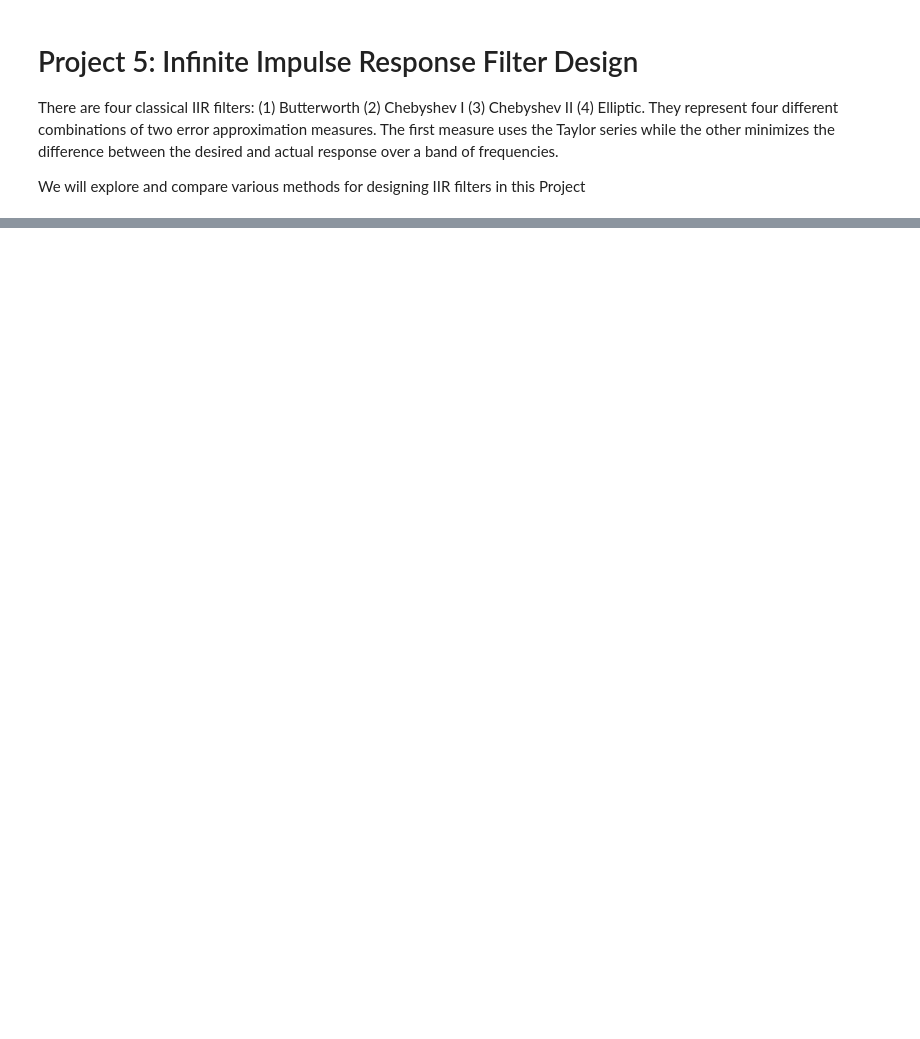
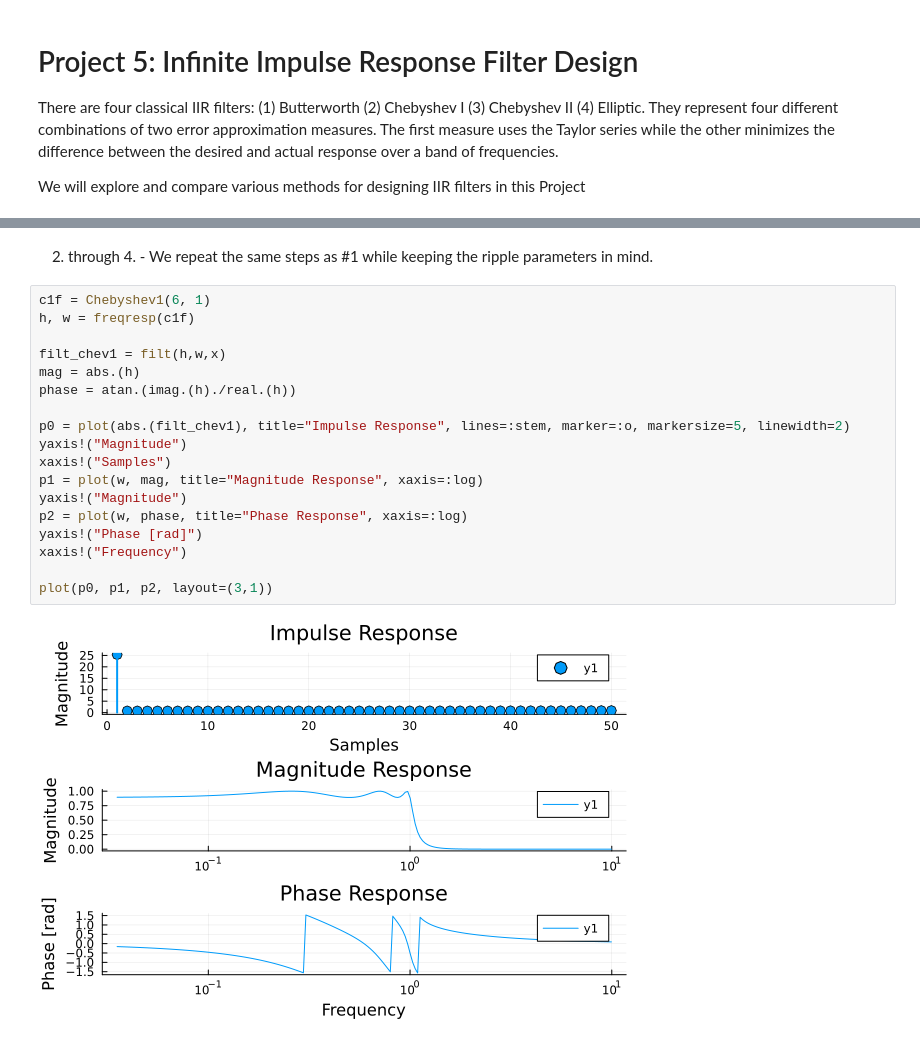
Before and after one commit to trevorolsson/DSP-Projects, a Jupyter notebook: Project 5/Project5.ipynb, the cells around one changed output, grey strips where cells are left out. Cells and saved outputs as stored; diff of their text form; blank space fills up the shorter version.

```diff
--- a/Project 5/Project5.ipynb
+++ b/Project 5/Project5.ipynb
@@ -37,0 +53,22 @@ We will explore and compare various methods for designing IIR filters in this Pr
+# %% [markdown]
+2. through 4. - We repeat the same steps as #1 while keeping the ripple parameters in mind.
+# %%
+c1f = Chebyshev1(6, 1)
+h, w = freqresp(c1f)
+
+filt_chev1 = filt(h,w,x)
+mag = abs.(h)
+phase = atan.(imag.(h)./real.(h))
+
+p0 = plot(abs.(filt_chev1), title="Impulse Response", lines=:stem, marker=:o, markersize=5, linewidth=2)
+yaxis!("Magnitude")
+xaxis!("Samples")
+p1 = plot(w, mag, title="Magnitude Response", xaxis=:log)
+yaxis!("Magnitude")
+p2 = plot(w, phase, title="Phase Response", xaxis=:log)
+yaxis!("Phase [rad]")
+xaxis!("Frequency")
+
+plot(p0, p1, p2, layout=(3,1))
+# %% [output]
+[figure, added]
```
Also changed, not shown: parts of 13 cells of this notebook.
